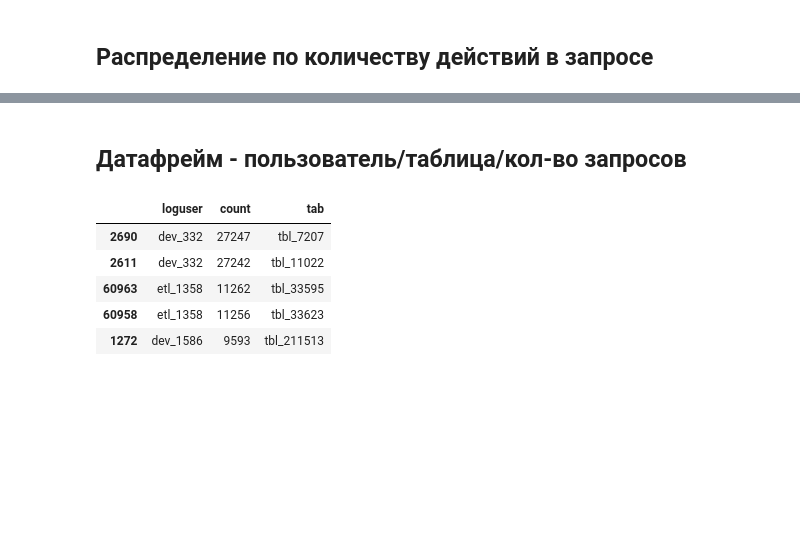
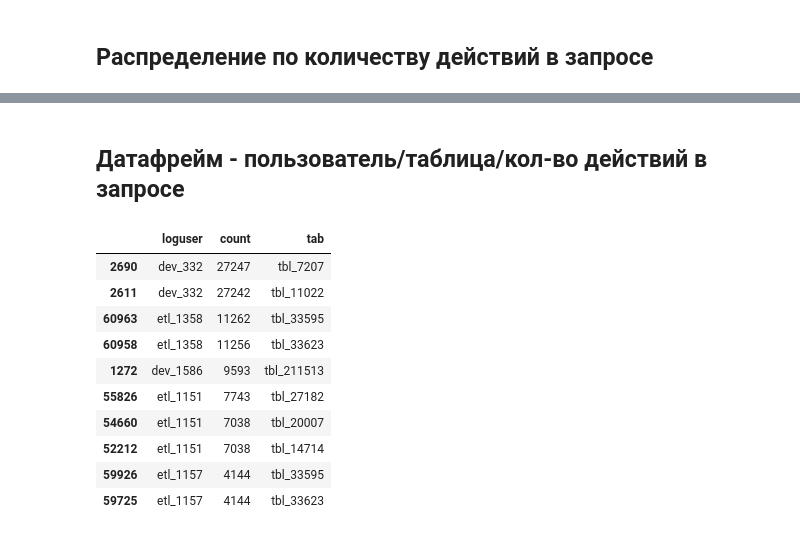
Before and after one commit to den-dw/skolkovo_hack, a Jupyter notebook: skolkovo_hack_2.0.ipynb, the cells around one changed output, grey strips where cells are left out. Drawn from its saved outputs; the diff is of its cells as text; code cells hidden in the pictures; blank space fills up the shorter version.

```diff
--- a/skolkovo_hack_2.0.ipynb
+++ b/skolkovo_hack_2.0.ipynb
@@ -26,13 +25,0 @@ intos, froms, joins = [], [], []
-# %%
-'''
-выглядит карисивее но выполняется в 42 раза медленне, чем вариант ниже
-%%time
-for index, row in data.iterrows():
-    for x in row.q:
-        if 'from' in x:
-            froms.append(x)
-        if 'into' in x:
-            intos.append(x)
-        if 'join' in x:
-            joins.append(x)
-'''
@@ -224,3 +161,3 @@ plt.show()
 # %% [markdown]
-## Датафрейм - пользователь/таблица/кол-во запросов
+## Датафрейм - пользователь/таблица/кол-во действий в запросе
 # %%
@@ -230,11 +168,17 @@ df_exp['tab'] = [re.search('tbl_\d*', x).group(0) for x in df_exp['count_q']]
 df_exp = df_exp[['loguser', 'q', 'tab']]
 df_exp = df_exp.rename(columns={'q':'count'}).sort_values('count', ascending=False)
 # %%
-df_exp.head()
+# ТОП-10 таблиц по кол-ву действий в запросе
+df_exp.head(10)
 # %% [output]
 |  | loguser | count | tab |
 | 2690 | dev_332 | 27247 | tbl_7207 |
 | 2611 | dev_332 | 27242 | tbl_11022 |
 | 60963 | etl_1358 | 11262 | tbl_33595 |
 | 60958 | etl_1358 | 11256 | tbl_33623 |
 | 1272 | dev_1586 | 9593 | tbl_211513 |
+| 55826 | etl_1151 | 7743 | tbl_27182 |
+| 54660 | etl_1151 | 7038 | tbl_20007 |
+| 52212 | etl_1151 | 7038 | tbl_14714 |
+| 59926 | etl_1157 | 4144 | tbl_33595 |
+| 59725 | etl_1157 | 4144 | tbl_33623 |
```
Also changed, not shown: parts of 27 cells of this notebook.
